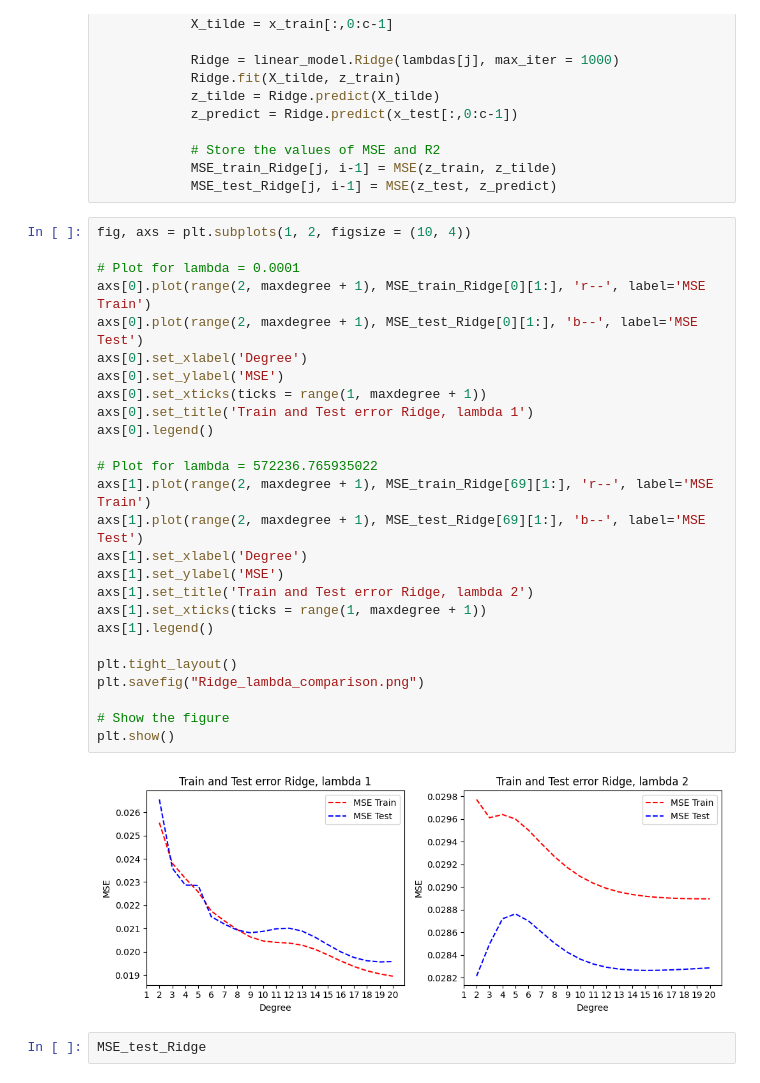
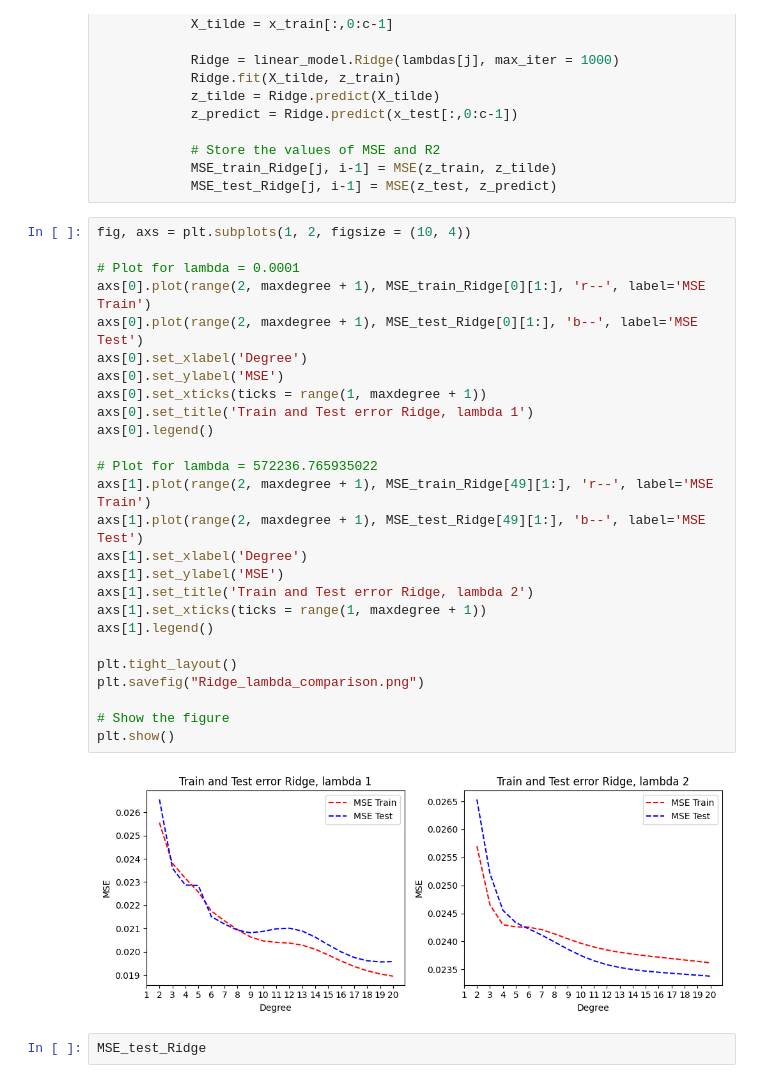
Before and after one commit to alessiasanfelici/FYS-STK4155, a Jupyter notebook: Project bozza/Exercise g.ipynb, the cells around one changed output. Drawn from its saved outputs; the diff is of its cells as text.

```diff
--- a/Project bozza/Exercise g.ipynb
+++ b/Project bozza/Exercise g.ipynb
@@ -277,31 +277,31 @@ for j in range(nlambdas):
 # %%
 fig, axs = plt.subplots(1, 2, figsize = (10, 4))
 
 # Plot for lambda = 0.0001
 axs[0].plot(range(2, maxdegree + 1), MSE_train_Ridge[0][1:], 'r--', label='MSE Train')
 axs[0].plot(range(2, maxdegree + 1), MSE_test_Ridge[0][1:], 'b--', label='MSE Test')
 axs[0].set_xlabel('Degree')
 axs[0].set_ylabel('MSE')
 axs[0].set_xticks(ticks = range(1, maxdegree + 1))
 axs[0].set_title('Train and Test error Ridge, lambda 1')
 axs[0].legend()
 
 # Plot for lambda = 572236.765935022
-axs[1].plot(range(2, maxdegree + 1), MSE_train_Ridge[69][1:], 'r--', label='MSE Train')
-axs[1].plot(range(2, maxdegree + 1), MSE_test_Ridge[69][1:], 'b--', label='MSE Test')
+axs[1].plot(range(2, maxdegree + 1), MSE_train_Ridge[49][1:], 'r--', label='MSE Train')
+axs[1].plot(range(2, maxdegree + 1), MSE_test_Ridge[49][1:], 'b--', label='MSE Test')
 axs[1].set_xlabel('Degree')
 axs[1].set_ylabel('MSE')
 axs[1].set_title('Train and Test error Ridge, lambda 2')
 axs[1].set_xticks(ticks = range(1, maxdegree + 1))
 axs[1].legend()
 
 plt.tight_layout()
 plt.savefig("Ridge_lambda_comparison.png")
 
 # Show the figure
 plt.show()
 # %% [output]
-[figure, old version]
+[figure, new version]
 # %%
 MSE_test_Ridge
 # %% [output]
```
Also changed, not shown: parts of 8 cells of this notebook, 4 other files.
